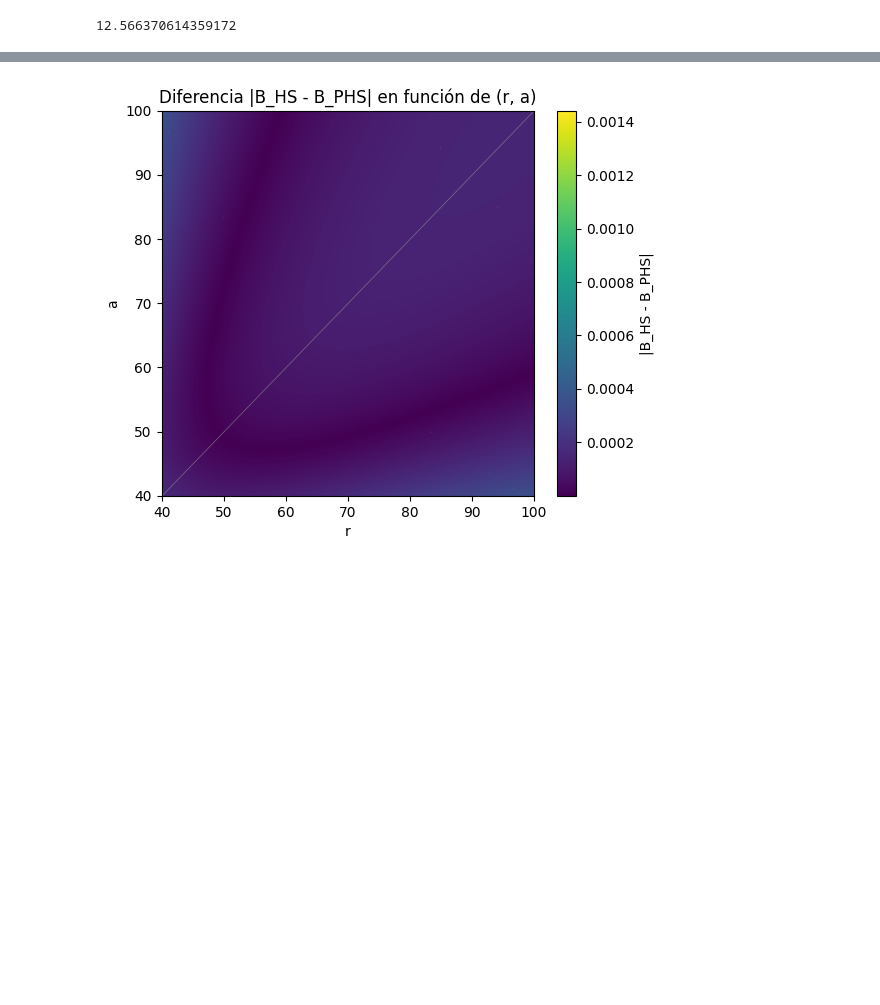
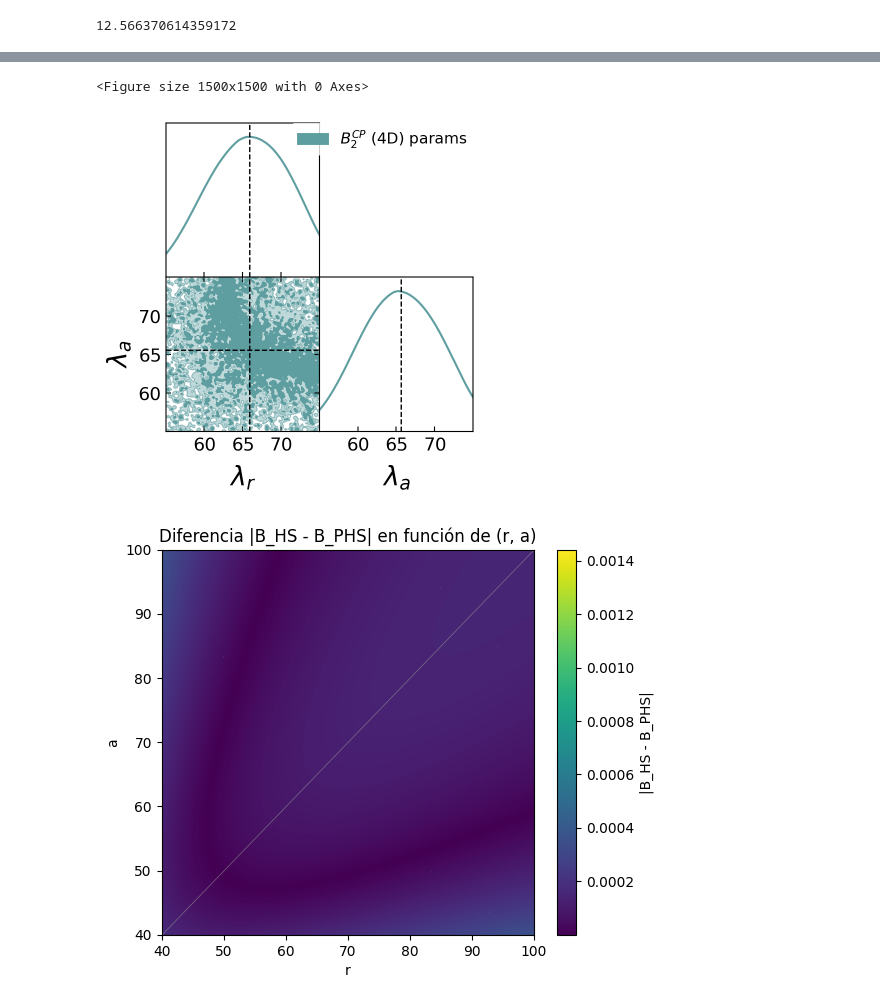
Before and after one commit to Alanxyz/statisticalphysicsrocks, a Jupyter notebook: MC.ipynb, the cells around one changed output, grey strips where cells are left out. Saved outputs shown, nothing was run; the diff lists cells and outputs as text; code cells hidden in the pictures; blank space fills up the shorter version.

```diff
--- a/MC.ipynb
+++ b/MC.ipynb
@@ -358,0 +376,38 @@ WARNING:root:Too few points to create valid contours
+# %%
+import matplotlib.pyplot as plt
+import numpy as np
+import matplotlib.pyplot as plt
+import emcee
+import getdist
+import IPython
+from getdist import plots, MCSamples
+
+
+%matplotlib inline
+%config InlineBackend.figure_format = 'retina'
+
+g = plots.get_subplot_plotter()
+g.fig = plt.figure(figsize=(15, 15))
+g.settings.figure_legend_frame = False
+g.settings.alpha_filled_add = 0.8  # Transparency for filled contours
+#g.settings.linewidth = 1.5  # Width of contour lines
+g.settings.axis_marker_color = 'k'
+g.settings.legend_fontsize =  14#16 #18
+g.settings.axes_labelsize = 22  #22
+g.settings.axes_fontsize = 16 #16
+g.settings.axis_marker_lw = 1
+
+
+g.triangle_plot([s], filled=[True, True, True, True],
+               contour_colors=['cadetblue'],figure_kwargs={"figsize": (15,15)},
+                contour_lws = [1.5, 1.5, 1.5], contour_ls = ['-','-'],marker_args = ({'color':'k','lw' :  1}),
+                #params = params,
+               markers = [65.90, 65.60],
+                #title_limit=0,
+                legend_labels = [r'$B_2^{CP}$ (4D) params'],
+                param_limits={r'$\lambda_r$':[55,75],r'$\lambda_a$':[55,75]}
+                ,legend_loc = 'upper right')
+
+#plt.suptitle(r'cosmo1 fits')
+plt.savefig('lambda_a-lambda_r-phs_potential-4d', dpi=300, bbox_inches='tight')
+# %% [output]
@@ -359,3 +415,5 @@ WARNING:root:Too few points to create valid contours
+<Figure size 1500x1500 with 0 Axes>
+[figure, added]
 # %%
 import numpy as np
 import matplotlib.pyplot as plt
```
Also changed, not shown: parts of 8 cells of this notebook.
